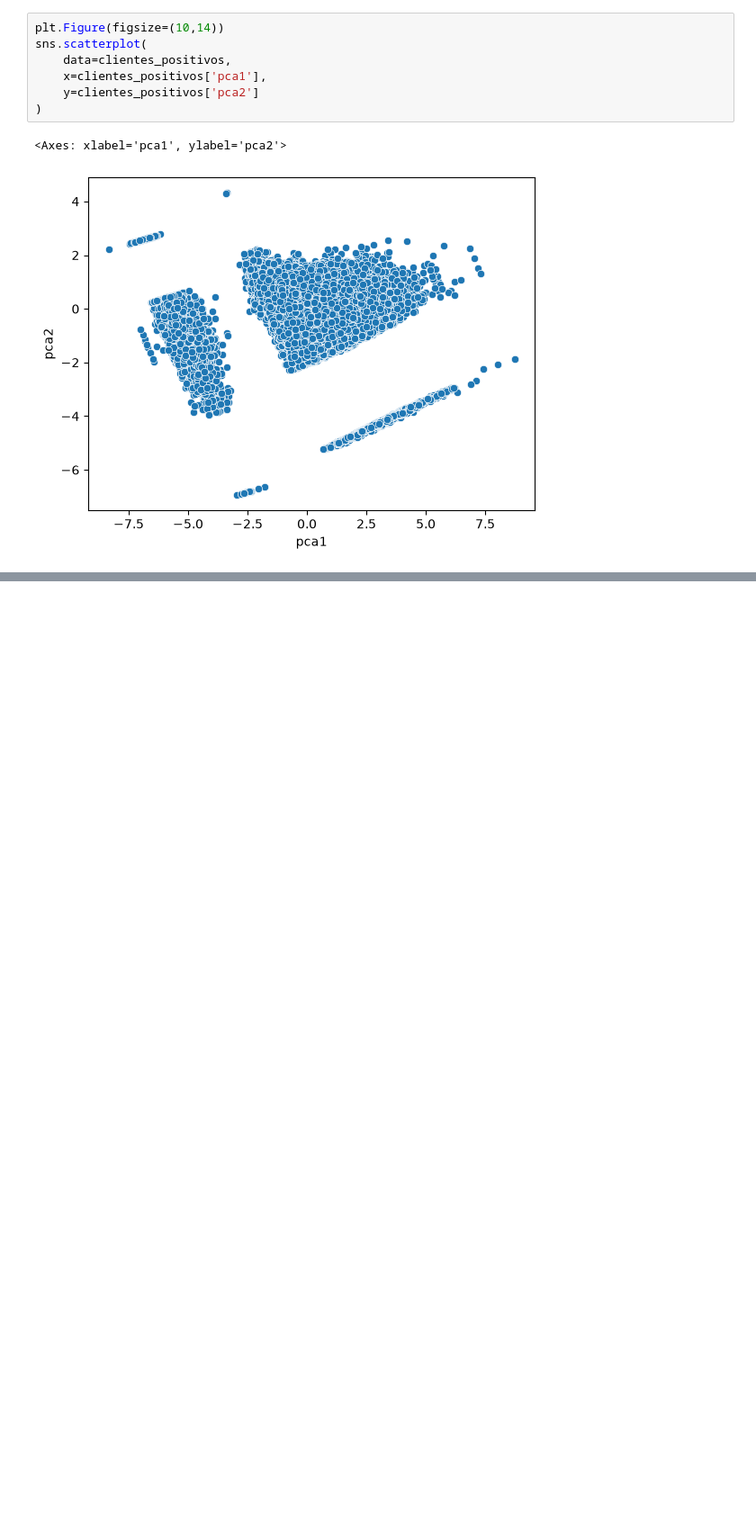
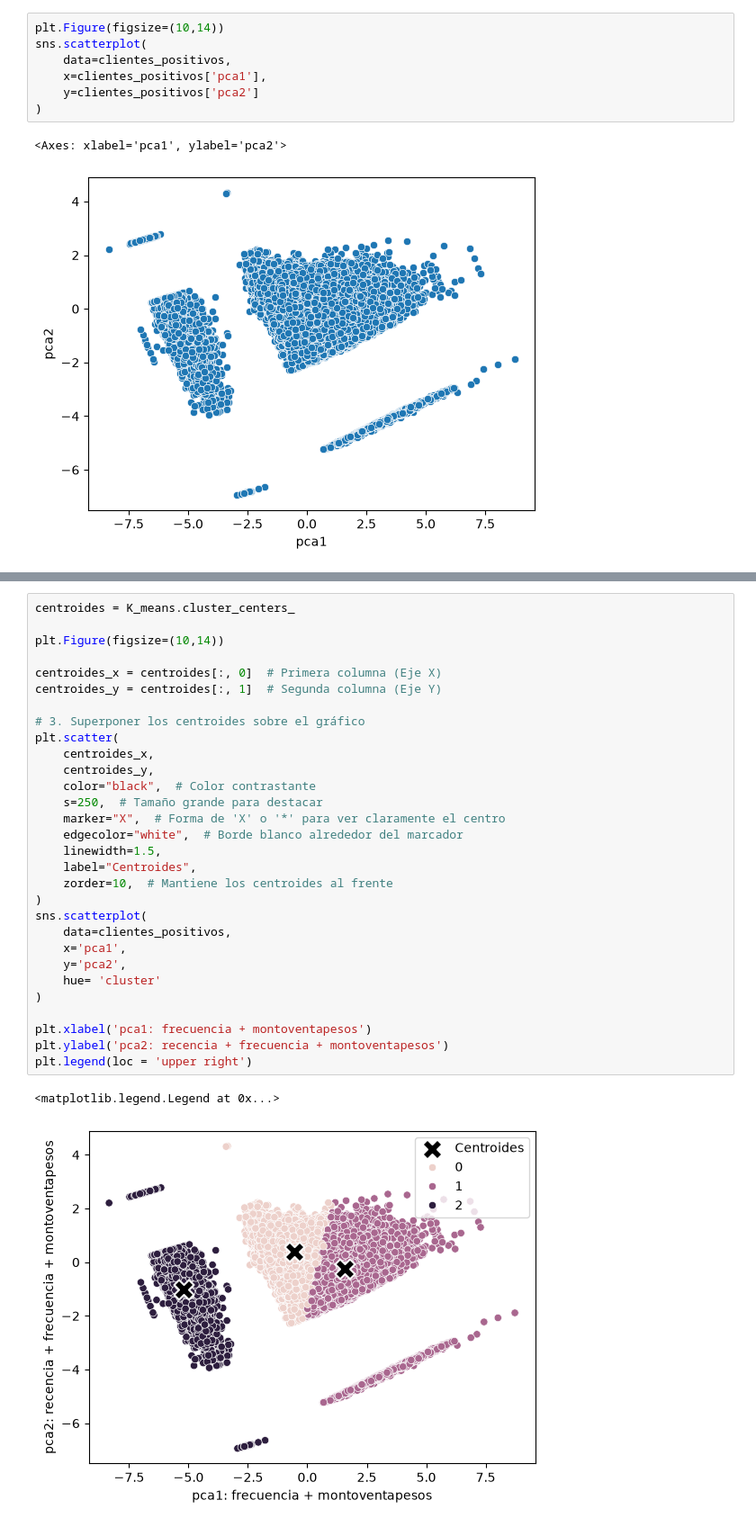
Before and after one commit to TheKey06/Market_Basket_Analysis, a Jupyter notebook: data/EDA.ipynb, the cells around one changed output, grey strips where cells are left out. Shown at 90% size. Saved outputs shown, nothing was run; the diff lists cells and outputs as text; blank space fills up the shorter version.

```diff
--- a/src/data/EDA.ipynb
+++ b/data/EDA.ipynb
@@ -126,0 +175,33 @@ sns.scatterplot(
+# %%
+centroides = K_means.cluster_centers_
+
+plt.Figure(figsize=(10,14))
+
+centroides_x = centroides[:, 0]  # Primera columna (Eje X)
+centroides_y = centroides[:, 1]  # Segunda columna (Eje Y)
+
+# 3. Superponer los centroides sobre el gráfico
+plt.scatter(
+    centroides_x,
+    centroides_y,
+    color="black",  # Color contrastante
+    s=250,  # Tamaño grande para destacar
+    marker="X",  # Forma de 'X' o '*' para ver claramente el centro
+    edgecolor="white",  # Borde blanco alrededor del marcador
+    linewidth=1.5,
+    label="Centroides",
+    zorder=10,  # Mantiene los centroides al frente
+)
+sns.scatterplot(
+    data=clientes_positivos,
+    x='pca1',
+    y='pca2',
+    hue= 'cluster'
+)
+
+plt.xlabel('pca1: frecuencia + montoventapesos')
+plt.ylabel('pca2: recencia + frecuencia + montoventapesos')
+plt.legend(loc = 'upper right')
+# %% [output]
+<matplotlib.legend.Legend at 0x...>
+[figure, added]
```
Also changed, not shown: parts of 8 cells of this notebook, 2 other files.
